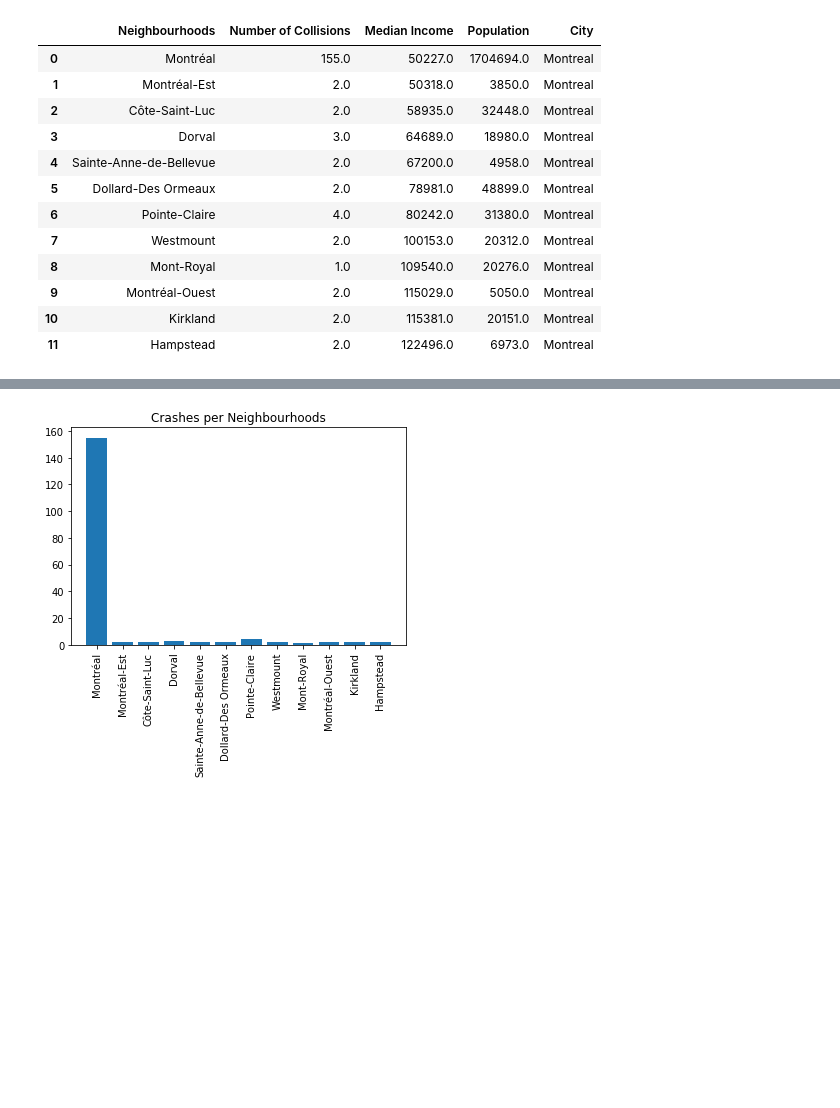
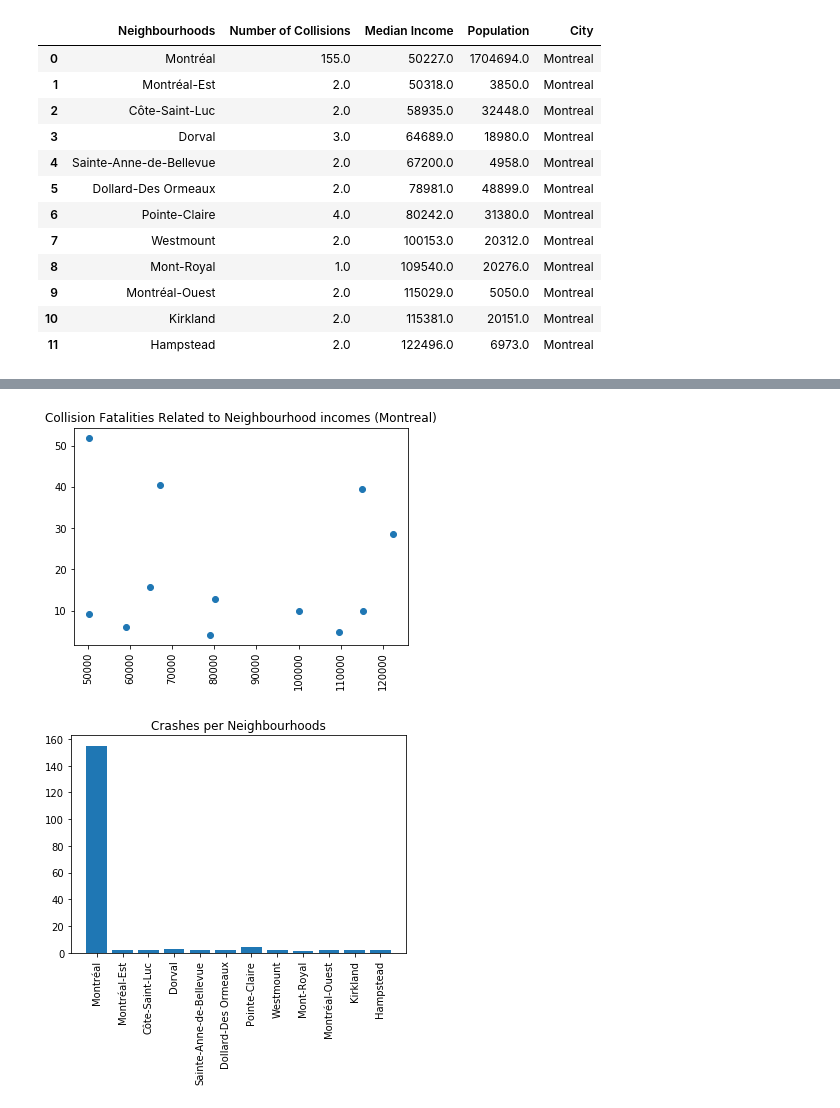
Before and after one commit to nupurgupta5292/SES-vs-Fatal-Road-Collisions, a Jupyter notebook: montreal/montreal_data.ipynb, the cells around one changed output, grey strips where cells are left out. Cells and saved outputs as stored; diff of their text form; code cells hidden in the pictures; blank space fills up the shorter version.

```diff
--- a/montreal/montreal_data.ipynb
+++ b/montreal/montreal_data.ipynb
@@ -83,3 +107,10 @@ final_montreal
+# %%
+plt.scatter(final_montreal['Median Income'],final_montreal["crashes per neighbourhood by population *100000"])
+plt.xticks(rotation="vertical")
+plt.title('Collision Fatalities Related to Neighbourhood incomes (Montreal)')
+plt.savefig('Output/normperincome.png')
+# %% [output]
+[figure, added]
 # %%
 final_montreal.to_csv('Output/final_montreal.csv')
 # %%
```
Also changed, not shown: parts of 5 cells of this notebook, 4 other files.
